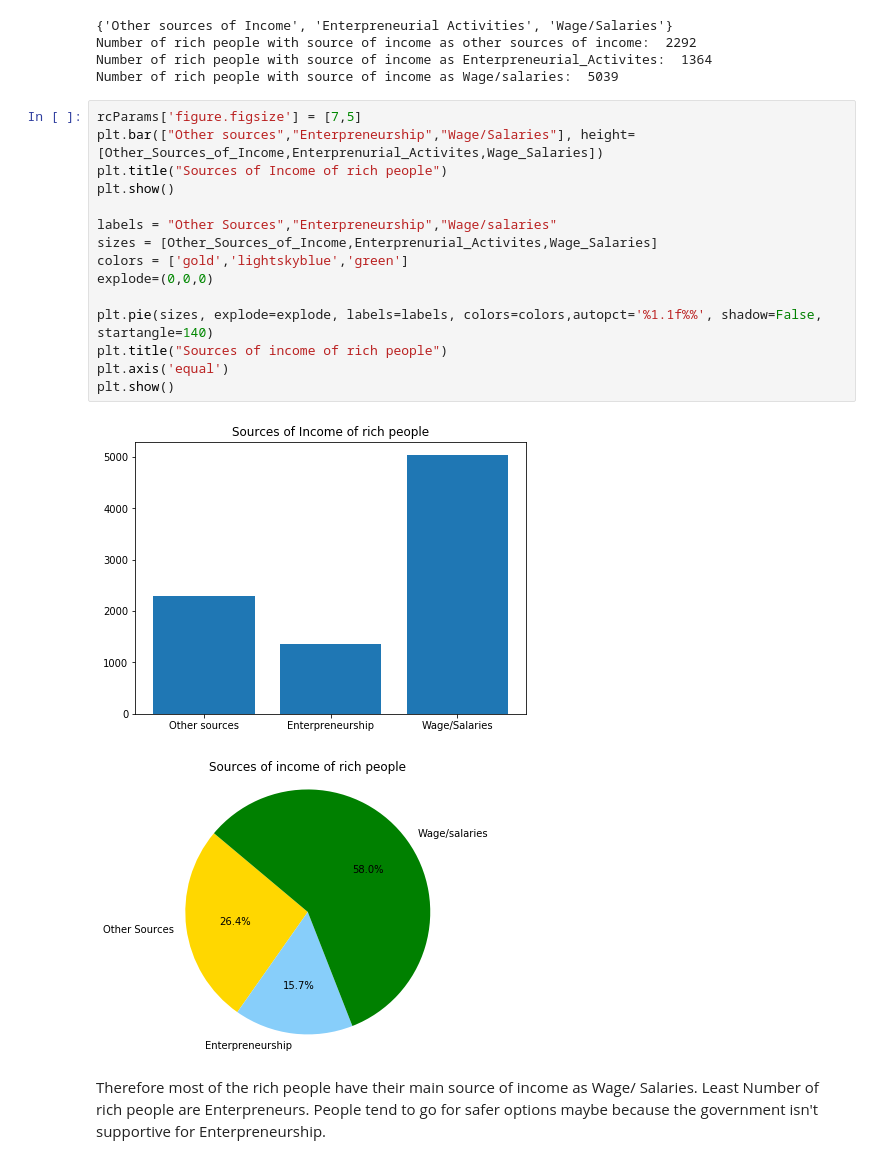
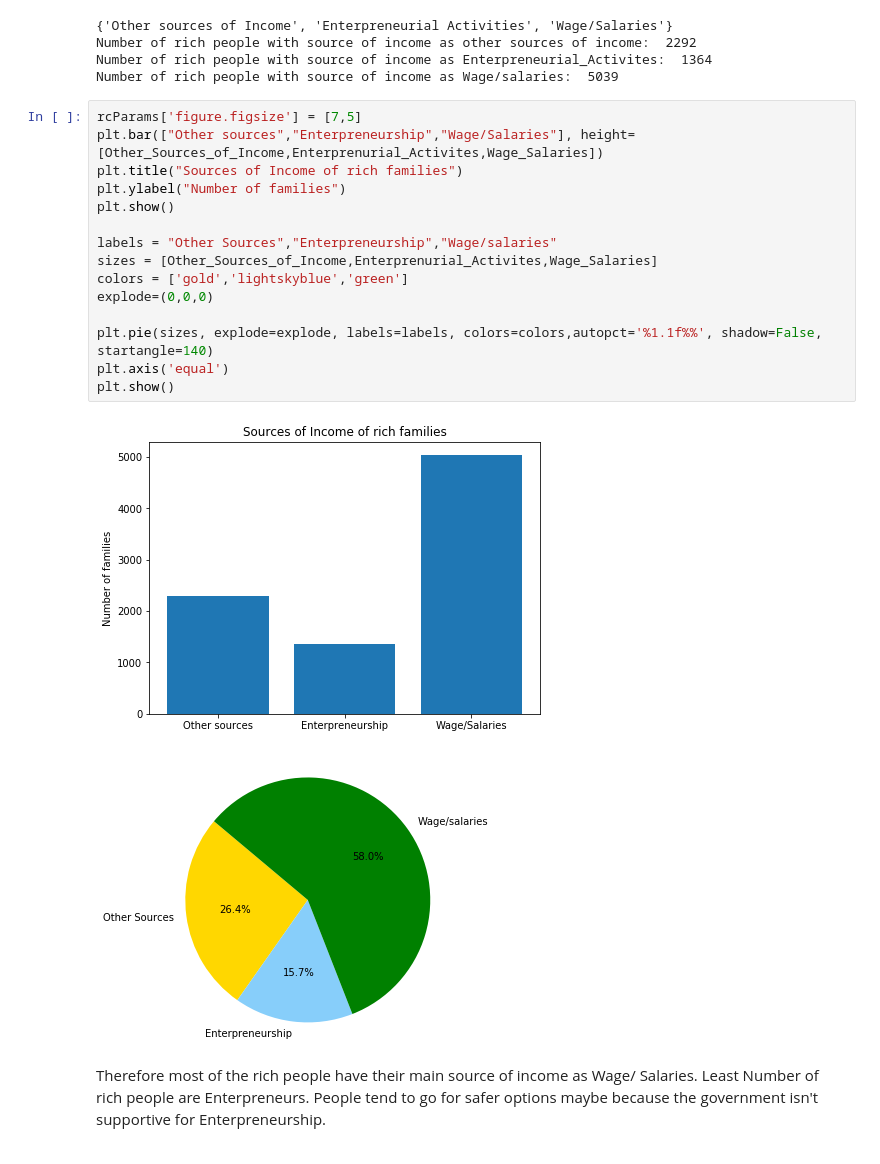
Before and after one commit to AshishShenoy/ids-project, a Jupyter notebook: ids-project.ipynb, the cells around one changed output. Saved outputs shown, nothing was run; the diff lists cells and outputs as text.

```diff
--- a/ids-project.ipynb
+++ b/ids-project.ipynb
@@ -226,21 +226,21 @@ Number of rich people with source of income as Wage/salaries:  5039
 # %%
 rcParams['figure.figsize'] = [7,5]
 plt.bar(["Other sources","Enterpreneurship","Wage/Salaries"], height=[Other_Sources_of_Income,Enterprenurial_Activites,Wage_Salaries])
-plt.title("Sources of Income of rich people")
+plt.title("Sources of Income of rich families")
+plt.ylabel("Number of families")
 plt.show()
 
 labels = "Other Sources","Enterpreneurship","Wage/salaries"
 sizes = [Other_Sources_of_Income,Enterprenurial_Activites,Wage_Salaries]
 colors = ['gold','lightskyblue','green']
 explode=(0,0,0)
 
 plt.pie(sizes, explode=explode, labels=labels, colors=colors,autopct='%1.1f%%', shadow=False, startangle=140)
-plt.title("Sources of income of rich people")
 plt.axis('equal')
 plt.show()
 # %% [output]
-[figure, old version]
+[figure, new version]
-[figure, old version]
+[figure, new version]
 # %% [markdown]
 Therefore most of the rich people have their main source of income as Wage/ Salaries. Least Number of rich people are Enterpreneurs. People tend to go for safer options maybe because the government isn't supportive for Enterpreneurship.
 # %%
```
Also changed, not shown: parts of 2 cells of this notebook.
